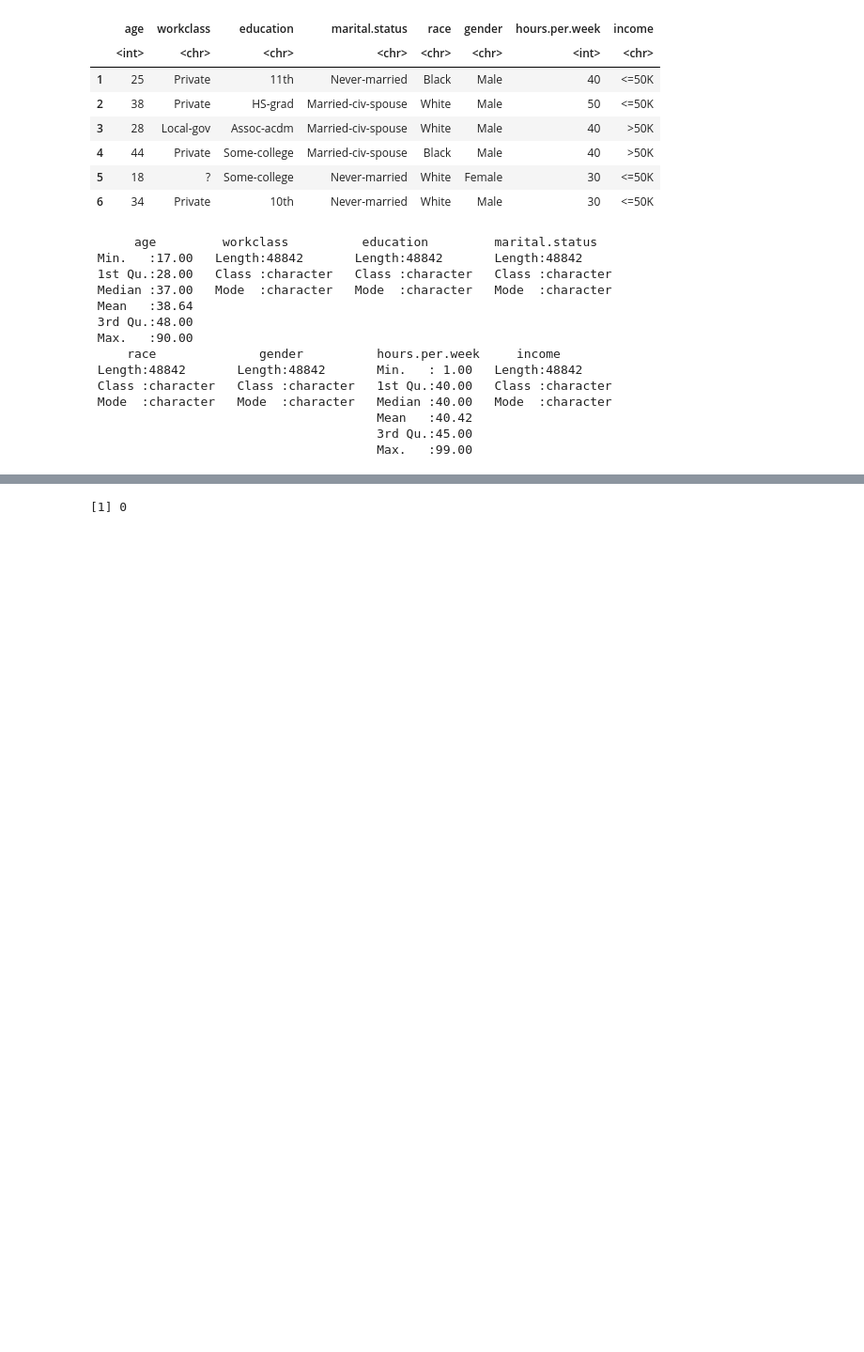
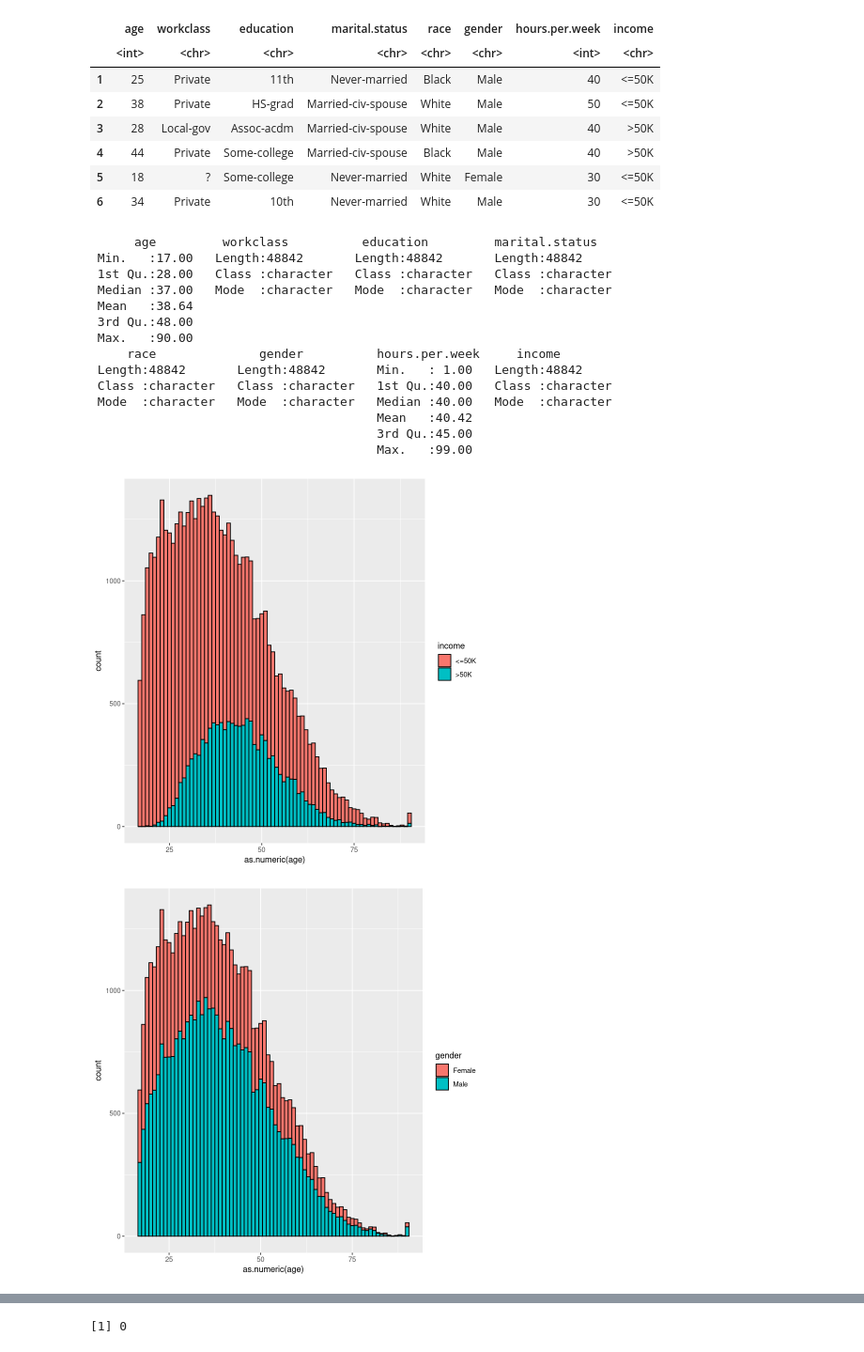
Before and after one commit to jorislimonier/uca-msc-dsai, a Jupyter notebook: R_processing_large_datasets/lecture08/assignment06.ipynb, the cells around one changed output, grey strips where cells are left out. Shown: that part at 94% size. Saved outputs shown, nothing was run; the diff lists cells and outputs as text; code cells hidden in the pictures; blank space fills up the shorter version.

```diff
--- a/R_processing_large_datasets/lecture08/assignment06.ipynb
+++ b/R_processing_large_datasets/lecture08/assignment06.ipynb
@@ -44,3 +57,16 @@ summary(adult)
                                        Mean   :40.42
                                        3rd Qu.:45.00
                                        Max.   :99.00
+# %%
+ggplot(adult) + aes(x=as.numeric(age), group=income, fill=income) +
+  geom_histogram(binwidth=1, color="black")
+ggplot(adult) + aes(x=as.numeric(age), group=gender, fill=gender) +
+  geom_histogram(binwidth=1, color='black')
+ggplot(adult) + aes(x=as.numeric(age), group=race, fill=race) +
+  geom_histogram(binwidth=1, color='black')
+ggplot(adult) + aes(x=as.numeric(hours.per.week), group=income, fill=income) +
+  geom_histogram(binwidth=3, color='black') +
+  scale_y_log10()
+# %% [output]
+[figure, added]
+[figure, added]
```
Also changed, not shown: parts of 26 cells of this notebook, 1 other file.
